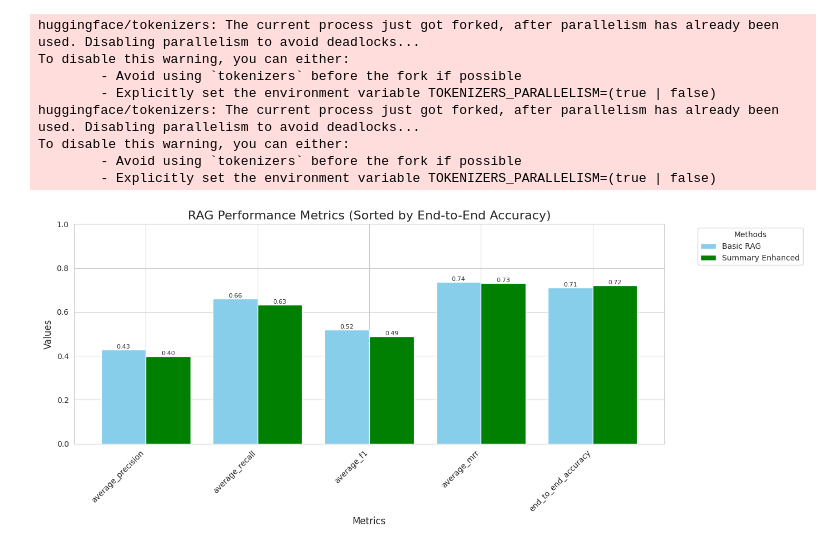
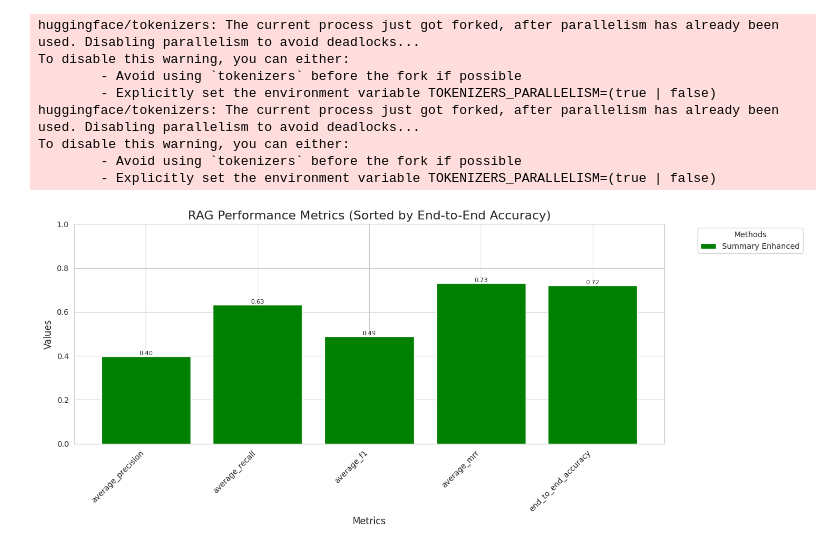
Before and after one commit to aurotripathy/raggedy-ann, a Jupyter notebook: rag-on-anthropic-docs/enhanced-rag-with-evals.ipynb, the cells around one changed output. Cells and saved outputs as stored; diff of their text form; code cells hidden in the pictures.

```diff
--- a/rag-on-anthropic-docs/enhanced-rag-with-evals.ipynb
+++ b/rag-on-anthropic-docs/enhanced-rag-with-evals.ipynb
@@ -597,6 +607,7 @@ To disable this warning, you can either:
         - Explicitly set the environment variable TOKENIZERS_PARALLELISM=(true | false)
 # %%
 #let's visualize our accuracy
-plot_performance('evaluation/json_results', ['Basic RAG', 'Summary Enhanced'], colors=['skyblue', 'green'])
+# plot_performance('evaluation/json_results', ['Basic RAG', 'Summary Enhanced'], colors=['skyblue', 'green'])
+plot_performance('evaluation/json_results', [ 'Summary Enhanced'], colors=['green'])
 # %% [output]
-[figure, old version]
+[figure, new version]
```
Also changed, not shown: parts of 5 cells of this notebook.
